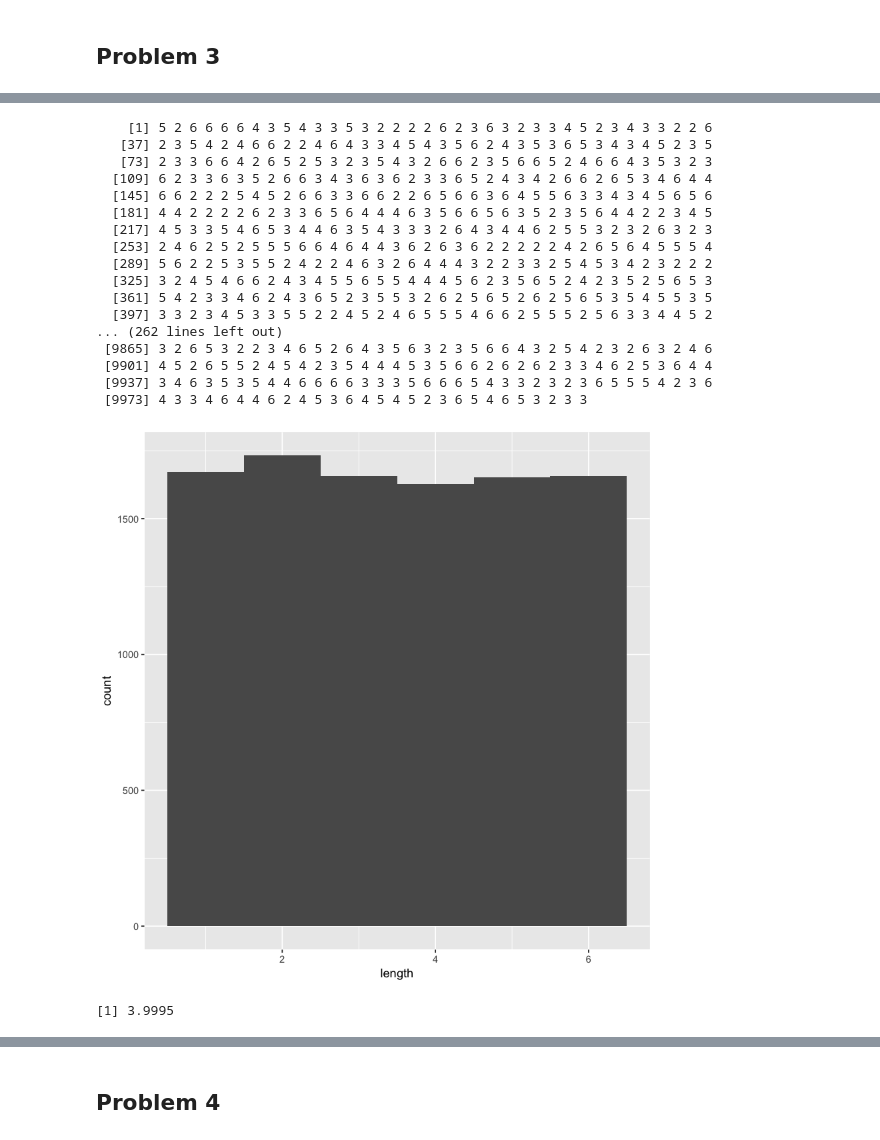
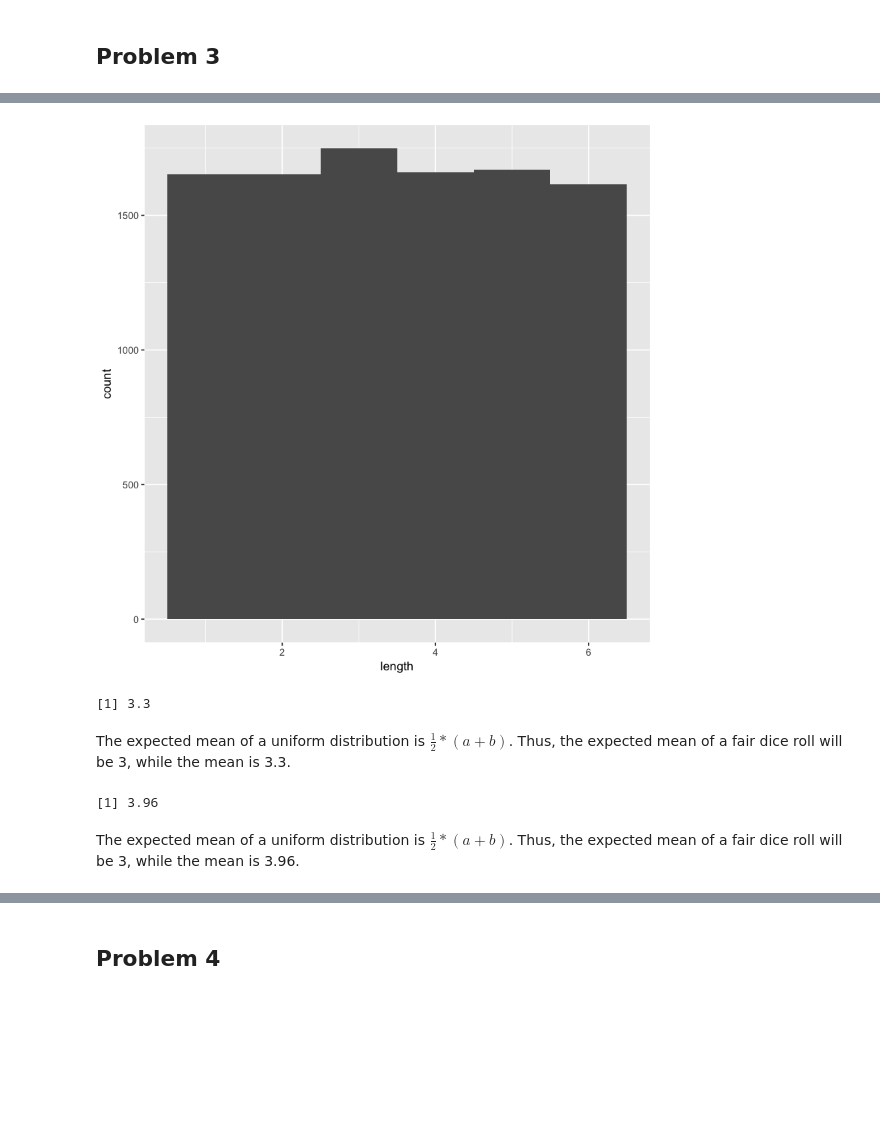
Before and after one commit to yjeet/-Yashitha-Jeet-_DSPN_S18, a Jupyter notebook: Jeet_Homework2.ipynb, the cells around one changed output, grey strips where cells are left out. Drawn from its saved outputs; the diff is of its cells as text; code cells hidden in the pictures; blank space fills up the shorter version.

```diff
--- a/Jeet_Homework2.ipynb
+++ b/Jeet_Homework2.ipynb
@@ -47,36 +43,29 @@ ggplot(dat2, aes(length)) +
 # %%
 # Experiment 3
-ceiling(runif(10000, min = 1, max = 6))
+sim3c = ceiling(runif(10000, min = 1, max = 6))
 
 # Distribution
 n3 = 10000
 
 a = 0
 b = 6
 
 dat3 = data.frame(length=ceiling(runif(n3, min=a, max=b)))
 ggplot(dat3, aes(length)) +
     geom_histogram(bins = 6, alpha = 1)
 # %% [output]
-    [1] 5 2 6 6 6 6 4 3 5 4 3 3 5 3 2 2 2 2 6 2 3 6 3 2 3 3 4 5 2 3 4 3 3 2 2 6
-   [37] 2 3 5 4 2 4 6 6 2 2 4 6 4 3 3 4 5 4 3 5 6 2 4 3 5 3 6 5 3 4 3 4 5 2 3 5
-   [73] 2 3 3 6 6 4 2 6 5 2 5 3 2 3 5 4 3 2 6 6 2 3 5 6 6 5 2 4 6 6 4 3 5 3 2 3
-  [109] 6 2 3 3 6 3 5 2 6 6 3 4 3 6 3 6 2 3 3 6 5 2 4 3 4 2 6 6 2 6 5 3 4 6 4 4
-  [145] 6 6 2 2 2 5 4 5 2 6 6 3 3 6 6 2 2 6 5 6 6 3 6 4 5 5 6 3 3 4 3 4 5 6 5 6
-  [181] 4 4 2 2 2 2 6 2 3 3 6 5 6 4 4 4 6 3 5 6 6 5 6 3 5 2 3 5 6 4 4 2 2 3 4 5
-  [217] 4 5 3 3 5 4 6 5 3 4 4 6 3 5 4 3 3 3 2 6 4 3 4 4 6 2 5 5 3 2 3 2 6 3 2 3
-  [253] 2 4 6 2 5 2 5 5 5 6 6 4 6 4 4 3 6 2 6 3 6 2 2 2 2 2 4 2 6 5 6 4 5 5 5 4
-  [289] 5 6 2 2 5 3 5 5 2 4 2 2 4 6 3 2 6 4 4 4 3 2 2 3 3 2 5 4 5 3 4 2 3 2 2 2
-  [325] 3 2 4 5 4 6 6 2 4 3 4 5 5 6 5 5 4 4 4 5 6 2 3 5 6 5 2 4 2 3 5 2 5 6 5 3
-  [361] 5 4 2 3 3 4 6 2 4 3 6 5 2 3 5 5 3 2 6 2 5 6 5 2 6 2 5 6 5 3 5 4 5 5 3 5
-  [397] 3 3 2 3 4 5 3 3 5 5 2 2 4 5 2 4 6 5 5 5 4 6 6 2 5 5 5 2 5 6 3 3 4 4 5 2
-... (262 lines left out)
- [9865] 3 2 6 5 3 2 2 3 4 6 5 2 6 4 3 5 6 3 2 3 5 6 6 4 3 2 5 4 2 3 2 6 3 2 4 6
- [9901] 4 5 2 6 5 5 2 4 5 4 2 3 5 4 4 4 5 3 5 6 6 2 6 2 6 2 3 3 4 6 2 5 3 6 4 4
- [9937] 3 4 6 3 5 3 5 4 4 6 6 6 6 3 3 3 5 6 6 6 5 4 3 3 2 3 2 3 6 5 5 5 4 2 3 6
- [9973] 4 3 3 4 6 4 4 6 2 4 5 3 6 4 5 4 5 2 3 6 5 4 6 5 3 2 3 3
-[figure, old version]
+[figure, new version]
-# %%
-mean(ceiling(runif(10000, min = 1, max = 6)))
-# %% [output]
-[1] 3.9995
+# %%
+# Expected mean of simulations for Exp 1
+mean(sim3a)
+# %% [output]
+[1] 3.3
+# %% [markdown]
+The expected mean of a uniform distribution is $\frac{1}{2} * (a+b)$. Thus, the expected mean of a fair dice roll will be 3, while the mean is 3.3.
+# %%
+# Expected mean of simulations for Exp 2
+mean(sim3b)
+# %% [output]
+[1] 3.96
+# %% [markdown]
+The expected mean of a uniform distribution is $\frac{1}{2} * (a+b)$. Thus, the expected mean of a fair dice roll will be 3, while the mean is 3.96.
```
Also changed, not shown: parts of 8 cells of this notebook.
